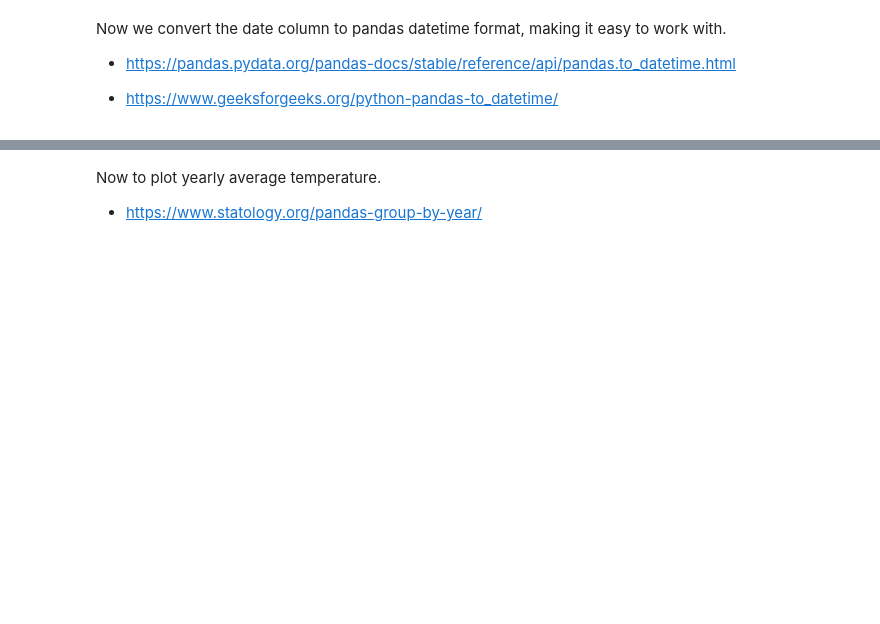
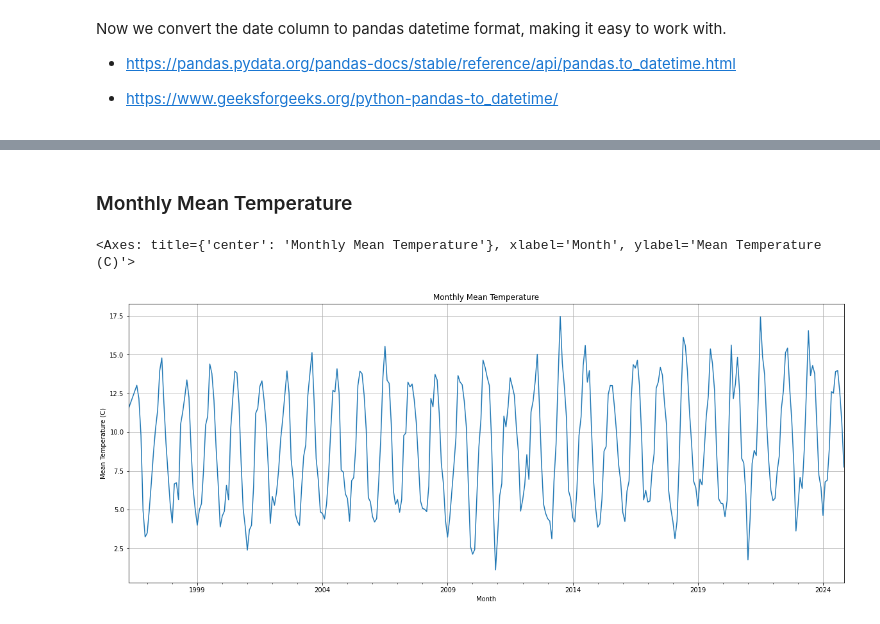
Before and after one commit to holmstead/PFDA, a Jupyter notebook: assignments/assignment_6_Weather.ipynb, the cells around one changed output, grey strips where cells are left out. Drawn from its saved outputs; the diff is of its cells as text; code cells hidden in the pictures; blank space fills up the shorter version.

```diff
--- a/assignments/assignment_6_Weather.ipynb
+++ b/assignments/assignment_6_Weather.ipynb
@@ -163,4 +252,18 @@ Name: temp, Length: 10291, dtype: float64
-# %% [markdown]
-Now to plot yearly average temperature.
-
-- https://www.statology.org/pandas-group-by-year/
+# %% [markdown]
+### Monthly Mean Temperature
+# %%
+# Group by month and calculate the mean temperature for each month
+monthly_mean_temp = df.groupby(df['date'].dt.to_period('M'))['temp'].mean()
+# %%
+# Plot the monthly mean temperature
+monthly_mean_temp.plot(
+    kind='line',
+    title='Monthly Mean Temperature',
+    xlabel='Month',
+    ylabel='Mean Temperature (C)',
+    figsize=(20, 8),
+    grid=True
+    )
+# %% [output]
+<Axes: title={'center': 'Monthly Mean Temperature'}, xlabel='Month', ylabel='Mean Temperature (C)'>
+[figure, added]
```
Also changed, not shown: parts of 42 cells of this notebook.
